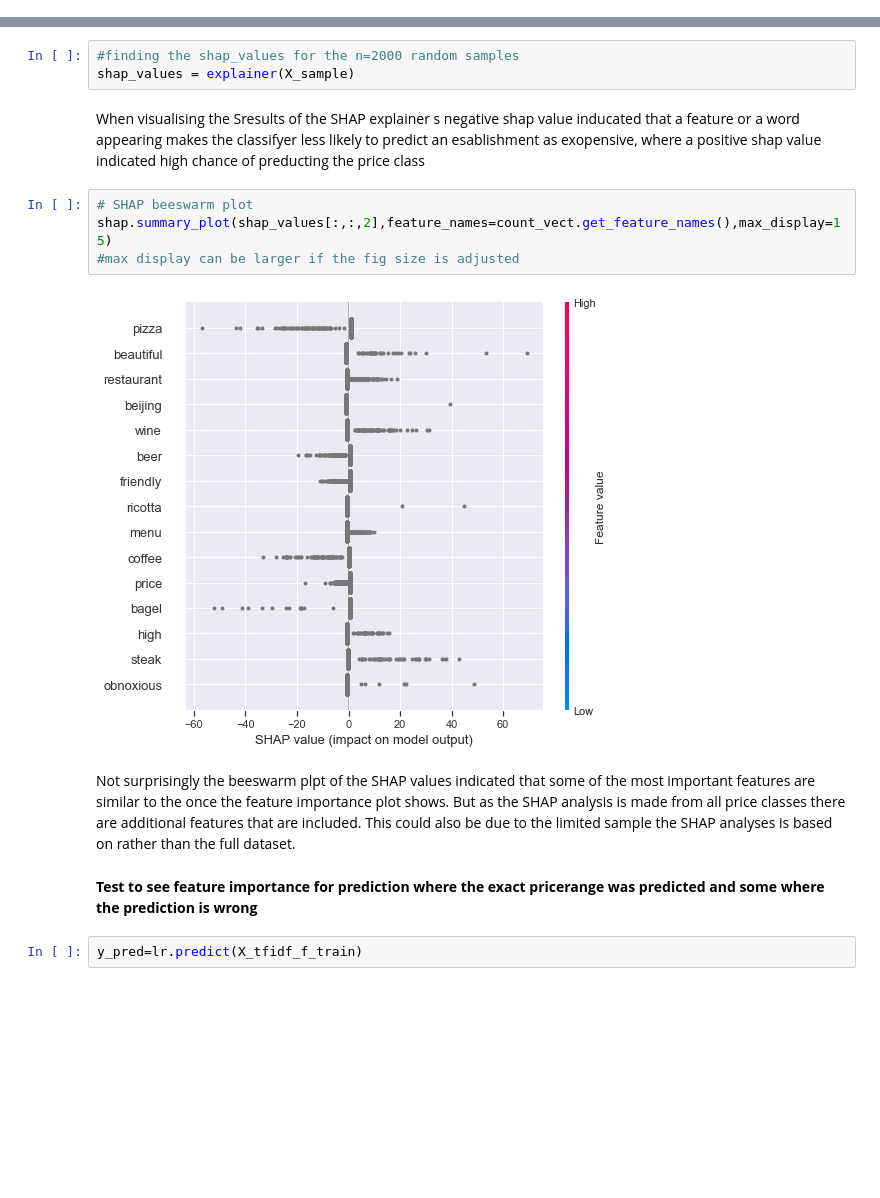
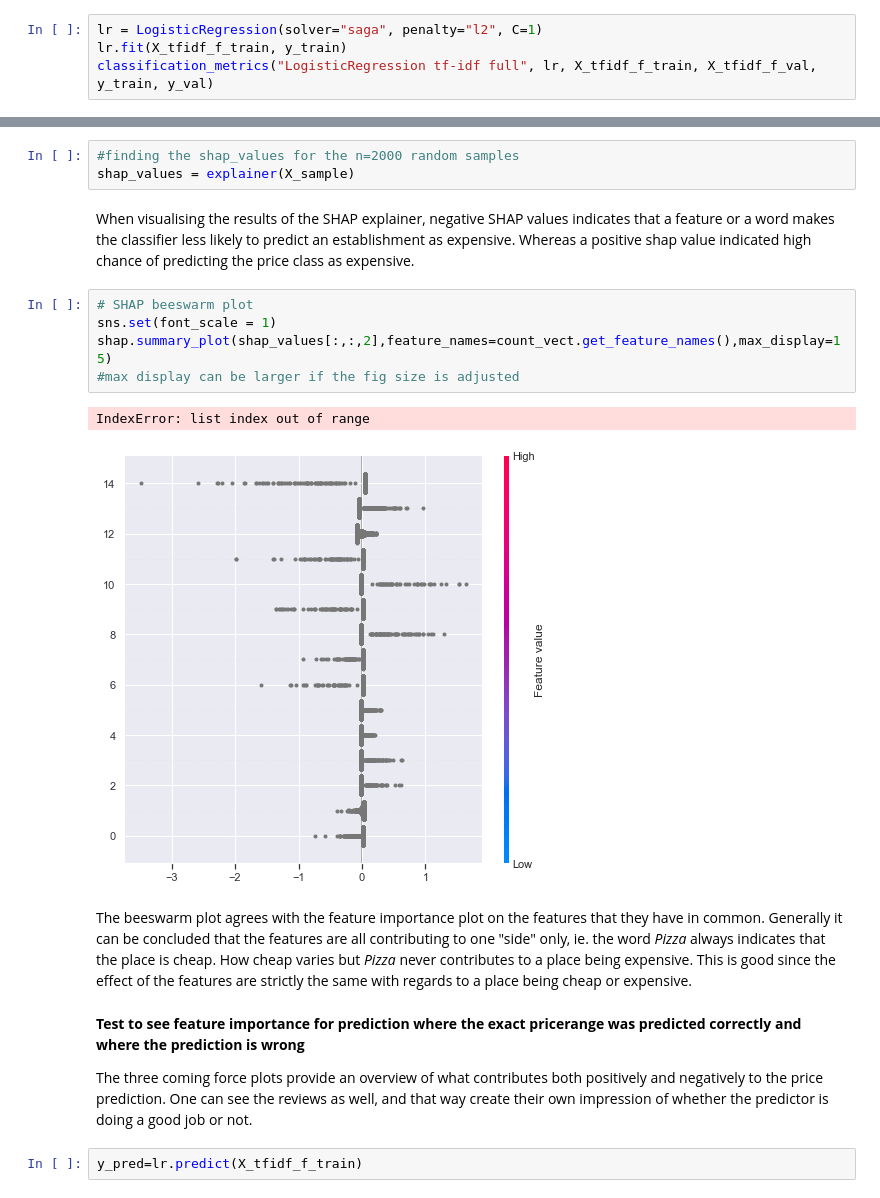
Before and after one commit to jesperhauch/GoogleLocalReviews, a Jupyter notebook: NLPClassification_withSHAP.ipynb, the cells around one changed output, grey strips where cells are left out. Drawn from its saved outputs; the diff is of its cells as text; blank space fills up the shorter version.

```diff
--- a/NLPClassification_withSHAP.ipynb
+++ b/NLPClassification_withSHAP.ipynb
@@ -266,0 +254,4 @@ print('Best Hyperparameters: %s' % result.best_params_)
+# %%
+lr = LogisticRegression(solver="saga", penalty="l2", C=1)
+lr.fit(X_tfidf_f_train, y_train)
+classification_metrics("LogisticRegression tf-idf full", lr, X_tfidf_f_train, X_tfidf_f_val, y_train, y_val)
@@ -435,18 +450,21 @@ Function get_feature_names is deprecated; get_feature_names is deprecated in 1.0
 #finding the shap_values for the n=2000 random samples
 shap_values = explainer(X_sample)
 # %% [markdown]
-When visualising the Sresults of the SHAP explainer s negative shap value inducated that a feature or a word appearing makes the classifyer less likely to predict an esablishment as exopensive, where a positive shap value indicated high chance of preducting the price class
+When visualising the results of the SHAP explainer, negative SHAP values indicates that a feature or a word makes the classifier less likely to predict an establishment as expensive. Whereas a positive shap value indicated high chance of predicting the price class as expensive.
 # %%
 # SHAP beeswarm plot
+sns.set(font_scale = 1)
 shap.summary_plot(shap_values[:,:,2],feature_names=count_vect.get_feature_names(),max_display=15)
 #max display can be larger if the fig size is adjusted
 # %% [output]
+IndexError: list index out of range
-[figure, old version]
+[figure, new version]
-# %% [markdown]
-Not surprisingly the beeswarm plpt of the SHAP values indicated that some of the most important features are similar to the once the feature importance plot shows. But as the SHAP analysis is made from all price classes there are additional features that are included.
-This could also be due to the limited sample the SHAP analyses is based on rather than the full dataset.
+# %% [markdown]
+The beeswarm plot agrees with the feature importance plot on the features that they have in common. Generally it can be concluded that the features are all contributing to one "side" only, ie. the word *Pizza* always indicates that the place is cheap. How cheap varies but *Pizza* never contributes to a place being expensive. This is good since the effect of the features are strictly the same with regards to a place being cheap or expensive.
 # %% [markdown]
-**Test to see feature importance for prediction where the exact pricerange was predicted and some where the prediction is wrong**
+**Test to see feature importance for prediction where the exact pricerange was predicted correctly and where the prediction is wrong**
+
+The three coming force plots provide an overview of what contributes both positively and negatively to the price prediction. One can see the reviews as well, and that way create their own impression of whether the predictor is doing a good job or not.
 # %%
 y_pred=lr.predict(X_tfidf_f_train)
 # %%
```
Also changed, not shown: parts of 30 cells of this notebook, 1 other file.
